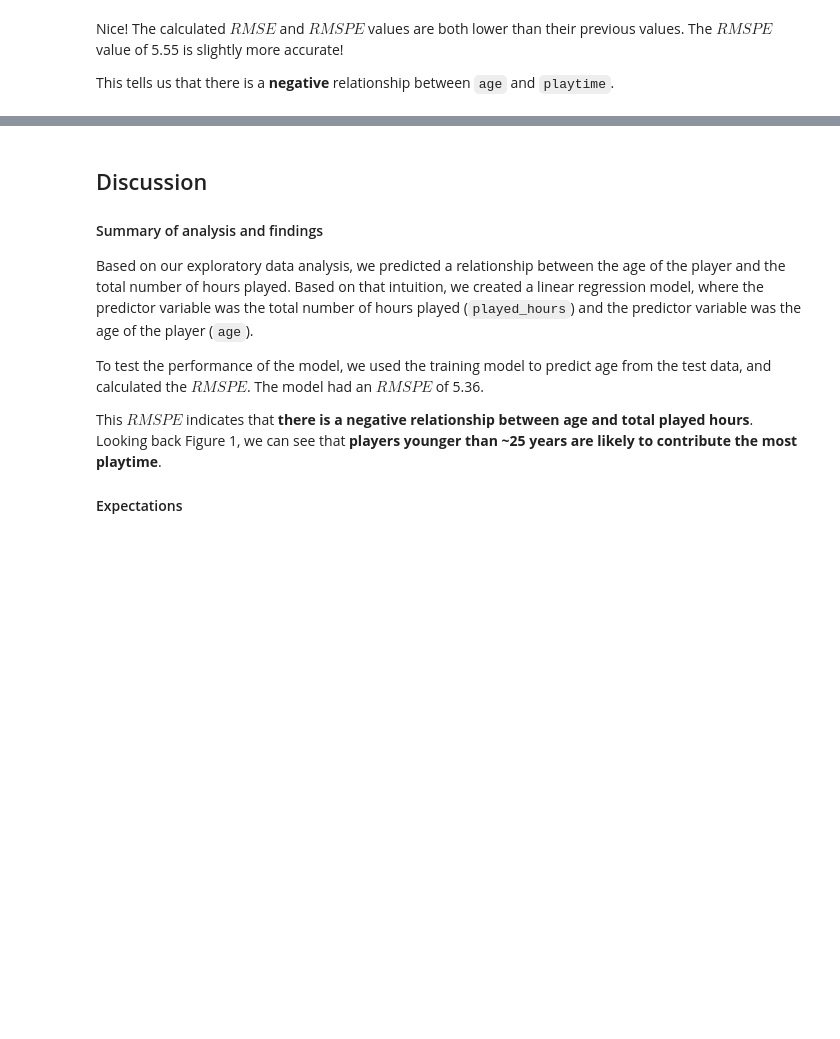
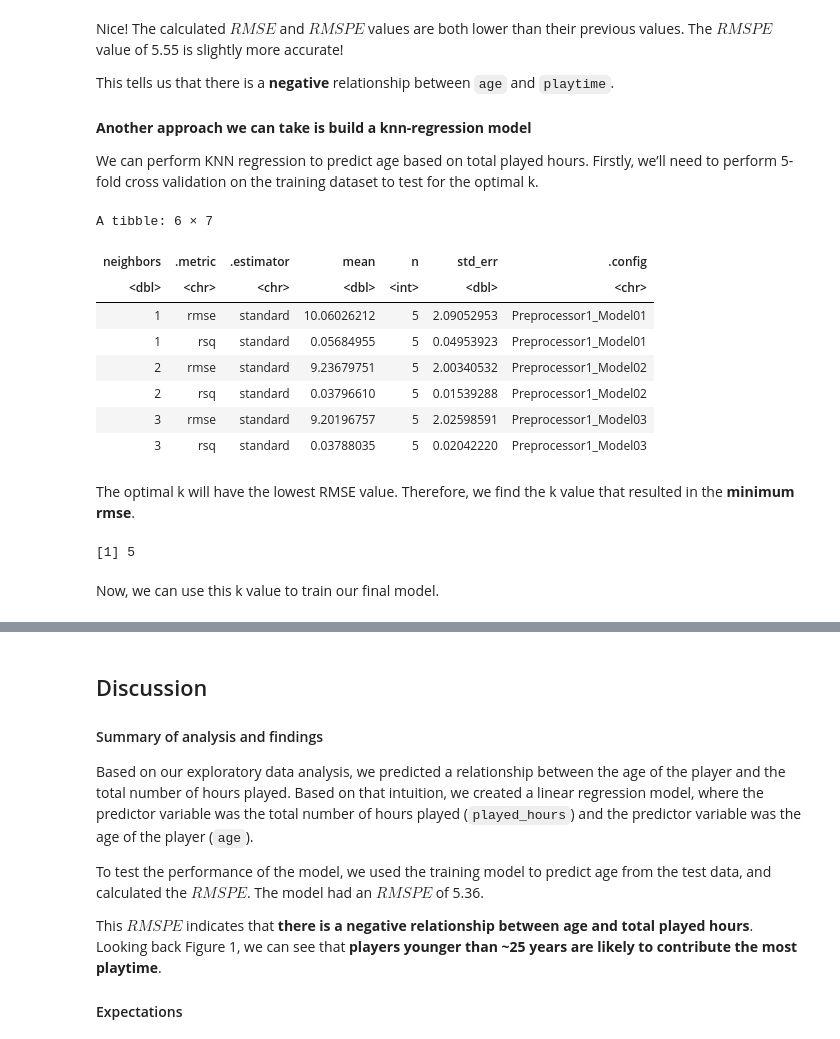
Before and after one commit to Kavisha1141/dsci100_final_project, a Jupyter notebook: project_final_report.ipynb, the cells around one changed output, grey strips where cells are left out. Saved outputs shown, nothing was run; the diff lists cells and outputs as text; code cells hidden in the pictures; blank space fills up the shorter version.

Commit message:
Added knn regression code

```diff
--- a/project_final_report.ipynb
+++ b/project_final_report.ipynb
@@ -357,3 +357,52 @@ ref_lm_rmspe
 Nice! The calculated $RMSE$ and $RMSPE$ values are both lower than their previous values. The $RMSPE$ value of 5.55 is slightly more accurate!
 
 This tells us that there is a **negative** relationship between `age` and `playtime`.
+# %% [markdown]
+**Another approach we can take is build a knn-regression model**
+
+We can perform KNN regression to predict age based on total played hours. Firstly, we’ll need to perform 5-fold cross validation on the training dataset to test for the optimal k.
+# %%
+data_spec <- nearest_neighbor(weight_func = "rectangular", neighbors = tune()) |>
+                 set_engine("kknn") |>
+                 set_mode("regression")
+
+data_recipe <- recipe(age ~ played_hours, data = data_training) |>
+                   step_scale(all_predictors()) |>
+                   step_center(all_predictors())
+
+data_vfold <- vfold_cv(data, v = 5, strata = age)
+
+data_workflow <- workflow() |>
+                     add_recipe(data_recipe) |>
+                     add_model(data_spec)
+
+gridvals <- tibble(neighbors = seq(from = 1, to = 10, by = 1))
+
+data_results <- data_workflow |>
+                        tune_grid(resamples = data_vfold, grid = gridvals) |>
+                        collect_metrics()
+head(data_results)
+# %% [output]
+A tibble: 6 × 7
+| neighbors | .metric | .estimator | mean | n | std_err | .config |
+| <dbl> | <chr> | <chr> | <dbl> | <int> | <dbl> | <chr> |
+| 1 | rmse | standard | 10.06026212 | 5 | 2.09052953 | Preprocessor1_Model01 |
+| 1 | rsq | standard | 0.05684955 | 5 | 0.04953923 | Preprocessor1_Model01 |
+| 2 | rmse | standard | 9.23679751 | 5 | 2.00340532 | Preprocessor1_Model02 |
+| 2 | rsq | standard | 0.03796610 | 5 | 0.01539288 | Preprocessor1_Model02 |
+| 3 | rmse | standard | 9.20196757 | 5 | 2.02598591 | Preprocessor1_Model03 |
+| 3 | rsq | standard | 0.03788035 | 5 | 0.02042220 | Preprocessor1_Model03 |
+# %% [markdown]
+The optimal k will have the lowest RMSE value. Therefore, we find the k value that resulted in the **minimum rmse**.
+# %%
+data_min <- data_results |>
+    filter(.metric == "rmse") |>
+    slice_min(mean, n=1)
+
+k_min <- data_min |>
+            pull(neighbors)
+k_min
+# %% [output]
+[1] 5
+# %% [markdown]
+Now, we can use this k value to train our final model.
```
Also changed, not shown: parts of 4 cells of this notebook.
